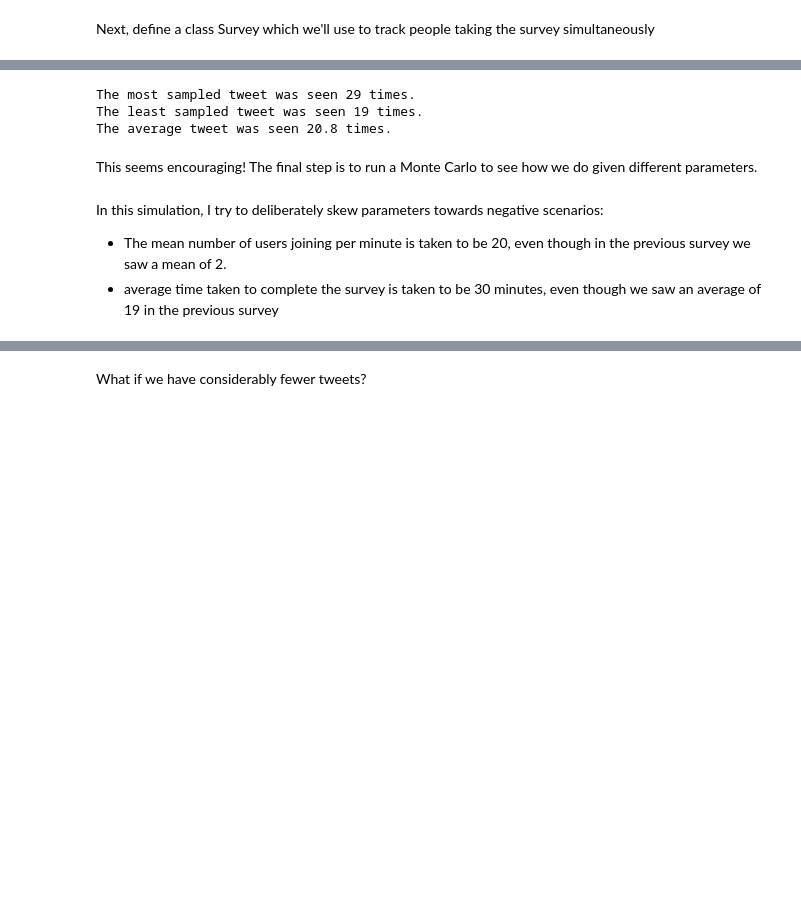
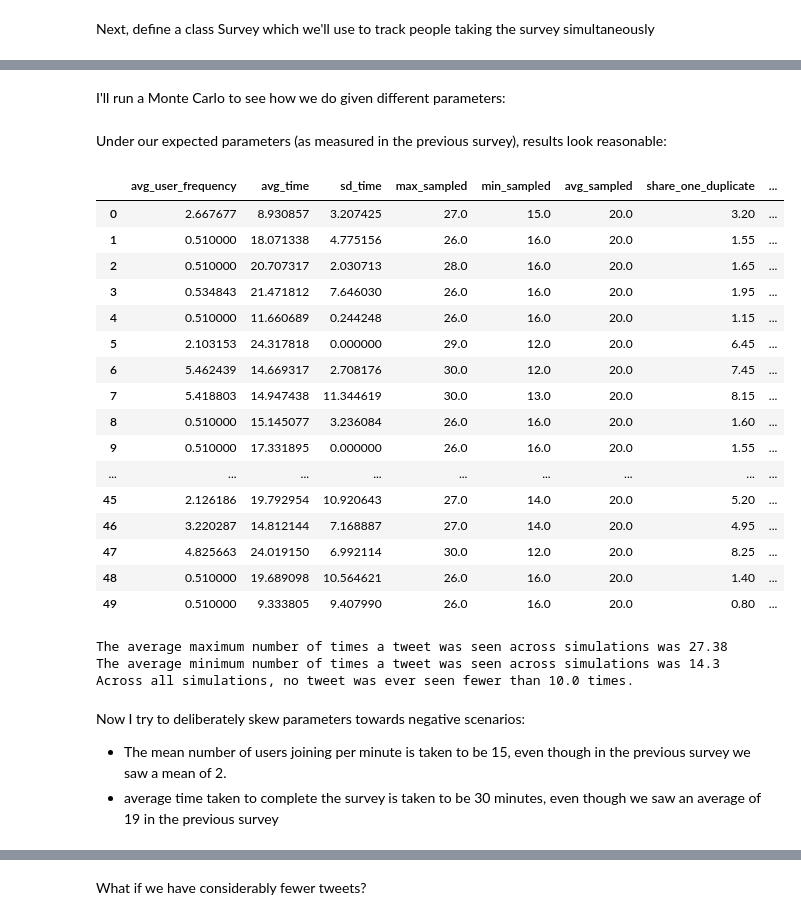
Before and after one commit to lfrym/covert-signalling, a Jupyter notebook: simulate_survey.ipynb, the cells around one changed output, grey strips where cells are left out. Cells and saved outputs as stored; diff of their text form; code cells hidden in the pictures; blank space fills up the shorter version.

Commit message:
corrected simulation error and simplified code

```diff
--- a/simulate_survey.ipynb
+++ b/simulate_survey.ipynb
@@ -91,32 +63,9 @@ While it doesn't appear we're getting very many duplicates with these parameters
-# %%
-from sampling_tweets import getTweetAssignments
-
-# Using the script I created to assign tweets, get lists of tweets that correspond to the tweet groupings assigned in the above exercize.
-output_df = getTweetAssignments(n_tweets, n_users, tweets_per_person)
-# %%
-# For each set of tweets to be assigned, count up the number of times individual tweets were seen, factoring in imperfect quota allocation
-total_usage_count = {i:0 for i in range(n_tweets)}
-for tweet_set in range(len(output_df.tweets_assigned)):
-    for individual_tweet in range(len(output_df.tweets_assigned[tweet_set])):
-        total_usage_count[output_df.tweets_assigned[tweet_set][individual_tweet]] += 1 * (duplicates.dups[tweet_set] + 1)
-# %%
-max_sampled = np.array(list(total_usage_count.values())).max()
-min_sampled = np.array(list(total_usage_count.values())).min()
-avg_sampled = round(np.array(list(total_usage_count.values())).mean(),1)
-
-print('The most sampled tweet was seen', max_sampled, 'times.')
-print('The least sampled tweet was seen', min_sampled, 'times.')
-print('The average tweet was seen', avg_sampled, 'times.')
-# %% [output]
-The most sampled tweet was seen 29 times.
-The least sampled tweet was seen 19 times.
-The average tweet was seen 20.8 times.
 # %% [markdown]
-This seems encouraging! The final step is to run a Monte Carlo to see how we do given different parameters.
+I'll run a Monte Carlo to see how we do given different parameters:
 # %%
-def run_sim(n_simulations, n_users, n_tweets, tweets_per_person, avg_user_freq, avg_time, sd_time):
+def run_sim(n_simulations, n_users, n_tweets, tweets_per_person, avg_user_freq, avg_time, sd_time, acceptable_views):
     output_df = getTweetAssignments(n_tweets, n_users, tweets_per_person)
-    simulation_stats = pd.DataFrame({"avg_user_frequency":[], "avg_time":[], "sd_time":[], "max_sampled":[], "min_sampled":[], "avg_sampled":[], "share_one_duplicate":[], "share_two_duplicates":[], "share_more_duplicates":[], "share_unassigned":[]})
+    simulation_stats = pd.DataFrame({"avg_user_frequency":[], "avg_time":[], "sd_time":[], "max_sampled":[], "min_sampled":[], "avg_sampled":[], "share_one_duplicate":[], "share_two_duplicates":[], "share_more_duplicates":[], "share_grps_unassigned":[], "n_undersampled":[]})
 
 
     for _ in range(n_simulations):
@@ -140,6 +89,7 @@ def run_sim(n_simulations, n_users, n_tweets, tweets_per_person, avg_user_freq,
 
             survey.increment_time()
 
+        survey.check_unassigned()
         duplicates = pd.DataFrame(survey.duplicate_tracker, index=["dups"]).transpose()
         share_one_duplicate = 100*sum(duplicates.dups==1)/len(duplicates.dups)
         share_two_duplicates = 100*sum(duplicates.dups==2)/len(duplicates.dups)
@@ -154,10 +104,44 @@ def run_sim(n_simulations, n_users, n_tweets, tweets_per_person, avg_user_freq,
         max_sampled = np.array(list(total_usage_count.values())).max()
         min_sampled = np.array(list(total_usage_count.values())).min()
         avg_sampled = round(np.array(list(total_usage_count.values())).mean(),1)
-        simulation_stats = simulation_stats.append({"avg_user_frequency":avg_user_freq_sim, "avg_time":avg_time_sim, "sd_time":sd_time_sim,"max_sampled":max_sampled, "min_sampled":min_sampled, "avg_sampled":avg_sampled, "share_one_duplicate":share_one_duplicate, "share_two_duplicates":share_two_duplicates, "share_more_duplicates":share_more_duplicates, "share_unassigned":unassigned}, ignore_index=True)
+        n_undersampled = len(dict((k,v) for k, v in total_usage_count.items() if v < acceptable_views))
+        simulation_stats = simulation_stats.append({"avg_user_frequency":avg_user_freq_sim, "avg_time":avg_time_sim, "sd_time":sd_time_sim,"max_sampled":max_sampled, "min_sampled":min_sampled, "avg_sampled":avg_sampled, "share_one_duplicate":share_one_duplicate, "share_two_duplicates":share_two_duplicates, "share_more_duplicates":share_more_duplicates, "share_grps_unassigned":unassigned, "n_undersampled":n_undersampled}, ignore_index=True)
 
     return(simulation_stats)
+# %% [markdown]
+Under our expected parameters (as measured in the previous survey), results look reasonable:
+# %%
+# Keep in mind that the length of the simulation is highly dependant on parameters. Under the given parameters this should take ~3 minutes.
+# Runtime increases in n_simulations, n_users, n_tweets, tweets_per_person, and avg_time. It decreases in avg_user_freq.
+simulation_stats = run_sim(n_simulations=50, n_users=2000, n_tweets=5001, tweets_per_person=50, avg_user_freq=2, avg_time=19, sd_time=5, acceptable_views=15)
+simulation_stats
+# %% [output]
+|  | avg_user_frequency | avg_time | sd_time | max_sampled | min_sampled | avg_sampled | share_one_duplicate | ... |
+| 0 | 2.667677 | 8.930857 | 3.207425 | 27.0 | 15.0 | 20.0 | 3.20 | ... |
+| 1 | 0.510000 | 18.071338 | 4.775156 | 26.0 | 16.0 | 20.0 | 1.55 | ... |
+| 2 | 0.510000 | 20.707317 | 2.030713 | 28.0 | 16.0 | 20.0 | 1.65 | ... |
+| 3 | 0.534843 | 21.471812 | 7.646030 | 26.0 | 16.0 | 20.0 | 1.95 | ... |
+| 4 | 0.510000 | 11.660689 | 0.244248 | 26.0 | 16.0 | 20.0 | 1.15 | ... |
+| 5 | 2.103153 | 24.317818 | 0.000000 | 29.0 | 12.0 | 20.0 | 6.45 | ... |
+| 6 | 5.462439 | 14.669317 | 2.708176 | 30.0 | 12.0 | 20.0 | 7.45 | ... |
+| 7 | 5.418803 | 14.947438 | 11.344619 | 30.0 | 13.0 | 20.0 | 8.15 | ... |
+| 8 | 0.510000 | 15.145077 | 3.236084 | 26.0 | 16.0 | 20.0 | 1.60 | ... |
+| 9 | 0.510000 | 17.331895 | 0.000000 | 26.0 | 16.0 | 20.0 | 1.55 | ... |
+| ... | ... | ... | ... | ... | ... | ... | ... | ... |
+| 45 | 2.126186 | 19.792954 | 10.920643 | 27.0 | 14.0 | 20.0 | 5.20 | ... |
+| 46 | 3.220287 | 14.812144 | 7.168887 | 27.0 | 14.0 | 20.0 | 4.95 | ... |
+| 47 | 4.825663 | 24.019150 | 6.992114 | 30.0 | 12.0 | 20.0 | 8.25 | ... |
+| 48 | 0.510000 | 19.689098 | 10.564621 | 26.0 | 16.0 | 20.0 | 1.40 | ... |
+| 49 | 0.510000 | 9.333805 | 9.407990 | 26.0 | 16.0 | 20.0 | 0.80 | ... |
+# %%
+print('The average maximum number of times a tweet was seen across simulations was', simulation_stats.max_sampled.mean())
+print('The average minimum number of times a tweet was seen across simulations was', simulation_stats.min_sampled.mean())
+print('Across all simulations, no tweet was ever seen fewer than', simulation_stats.min_sampled.min(), 'times.')
+# %% [output]
+The average maximum number of times a tweet was seen across simulations was 27.38
+The average minimum number of times a tweet was seen across simulations was 14.3
+Across all simulations, no tweet was ever seen fewer than 10.0 times.
 # %% [markdown]
-In this simulation, I try to deliberately skew parameters towards negative scenarios:
-- The mean number of users joining per minute is taken to be 20, even though in the previous survey we saw a mean of 2.
+Now I try to deliberately skew parameters towards negative scenarios:
+- The mean number of users joining per minute is taken to be 15, even though in the previous survey we saw a mean of 2.
 - average time taken to complete the survey is taken to be 30 minutes, even though we saw an average of 19 in the previous survey
```
Also changed, not shown: parts of 19 cells of this notebook.
